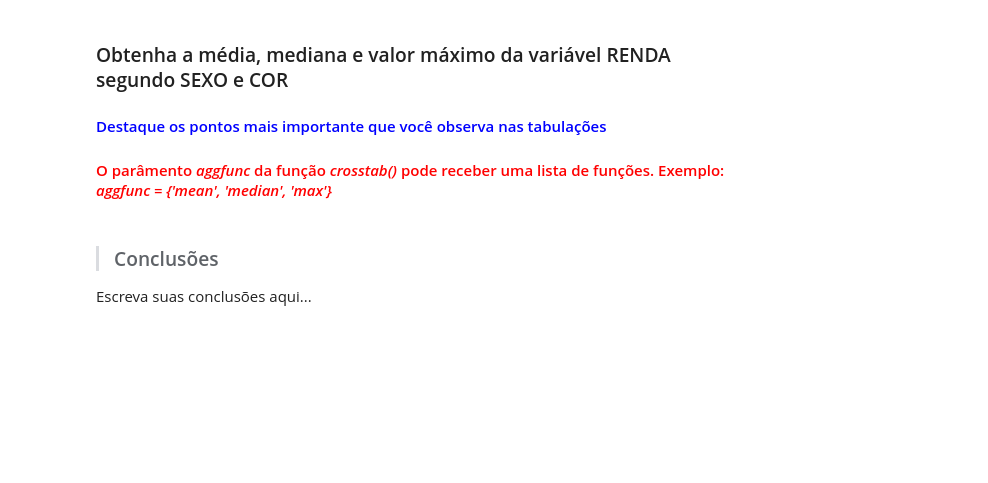
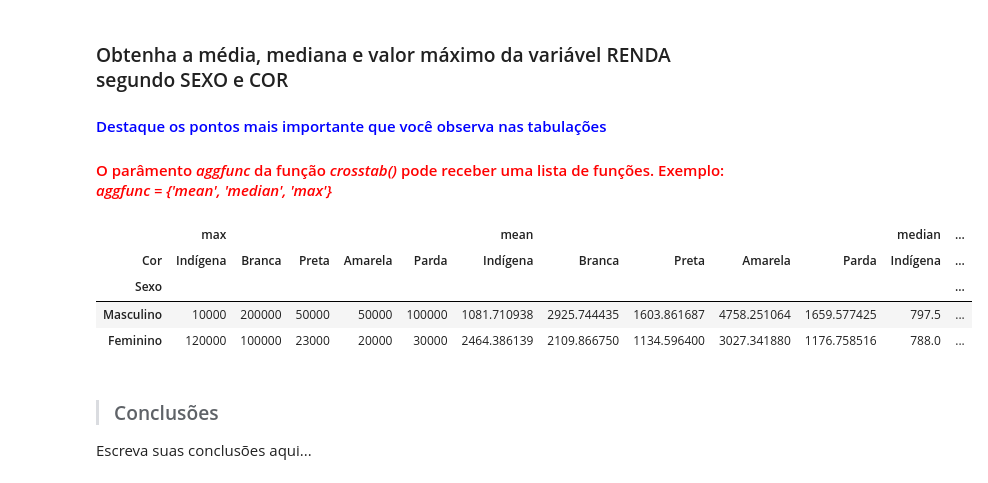
Before and after one commit to mr-miguelrangel/ESTUDO-Analise-descritiva, a Jupyter notebook: Análise_Descritiva.ipynb, the cells around one changed output. Cells and saved outputs as stored; diff of their text form; code cells hidden in the pictures; blank space fills up the shorter version.

```diff
--- a/Análise_Descritiva.ipynb
+++ b/Análise_Descritiva.ipynb
@@ -381,6 +414,18 @@ Escreva suas conclusões aqui...
 ### Obtenha a média, mediana e valor máximo da variável RENDA segundo SEXO e COR
 #### <font color='blue'>Destaque os pontos mais importante que você observa nas tabulações</font>
 #### <font color='red'>O parâmento <i>aggfunc</i> da função <i>crosstab()</i> pode receber uma lista de funções. Exemplo: <i>aggfunc = {'mean', 'median', 'max'}</i></font>
+# %%
+tabela = pd.crosstab(dados.Sexo, dados.Cor, values=dados.Renda, aggfunc={'mean', 'median', 'max'})
+tabela = tabela.rename(sexo)
+tabela = tabela.rename(columns = cor)
+
+tabela
+# %% [output]
+|  | max |  |  |  |  | mean |  |  |  |  | median | ... |
+| Cor | Indígena | Branca | Preta | Amarela | Parda | Indígena | Branca | Preta | Amarela | Parda | Indígena | ... |
+| Sexo |  |  |  |  |  |  |  |  |  |  |  | ... |
+| Masculino | 10000 | 200000 | 50000 | 50000 | 100000 | 1081.710938 | 2925.744435 | 1603.861687 | 4758.251064 | 1659.577425 | 797.5 | ... |
+| Feminino | 120000 | 100000 | 23000 | 20000 | 30000 | 2464.386139 | 2109.866750 | 1134.596400 | 3027.341880 | 1176.758516 | 788.0 | ... |
 # %% [markdown]
 > ### Conclusões
 
```
Also changed, not shown: parts of 8 cells of this notebook.
